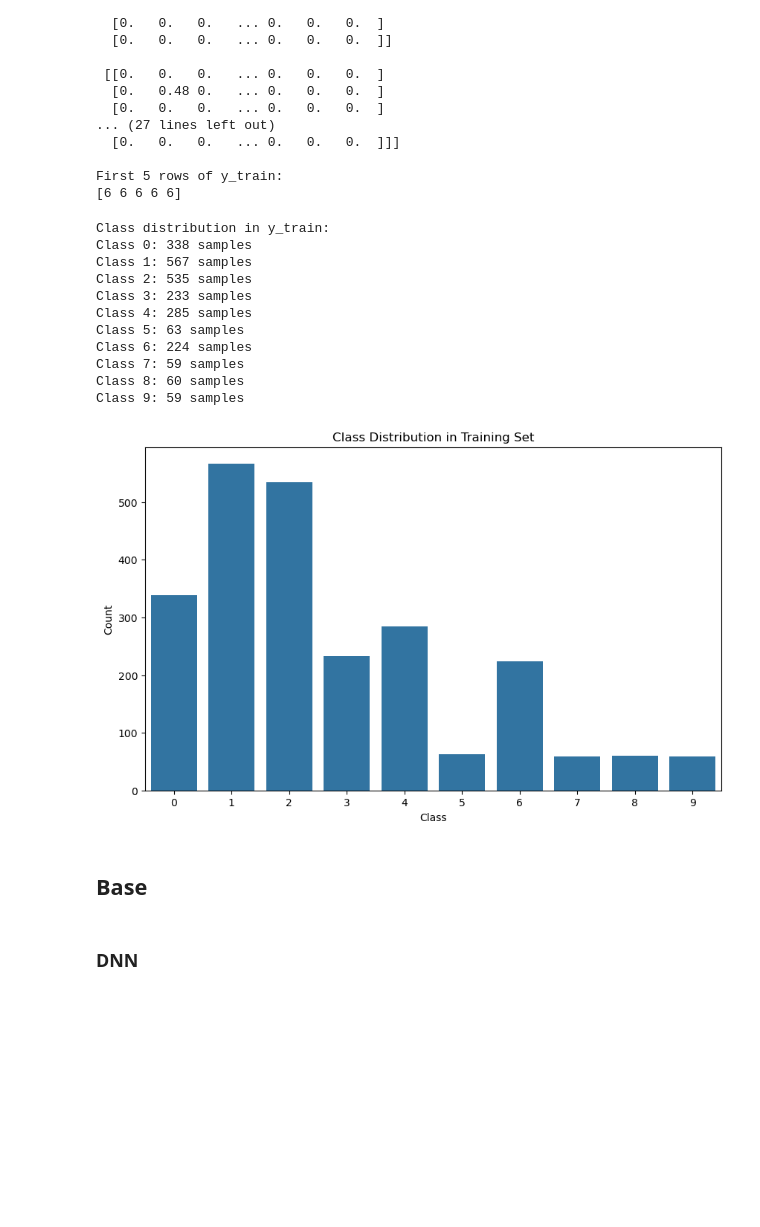
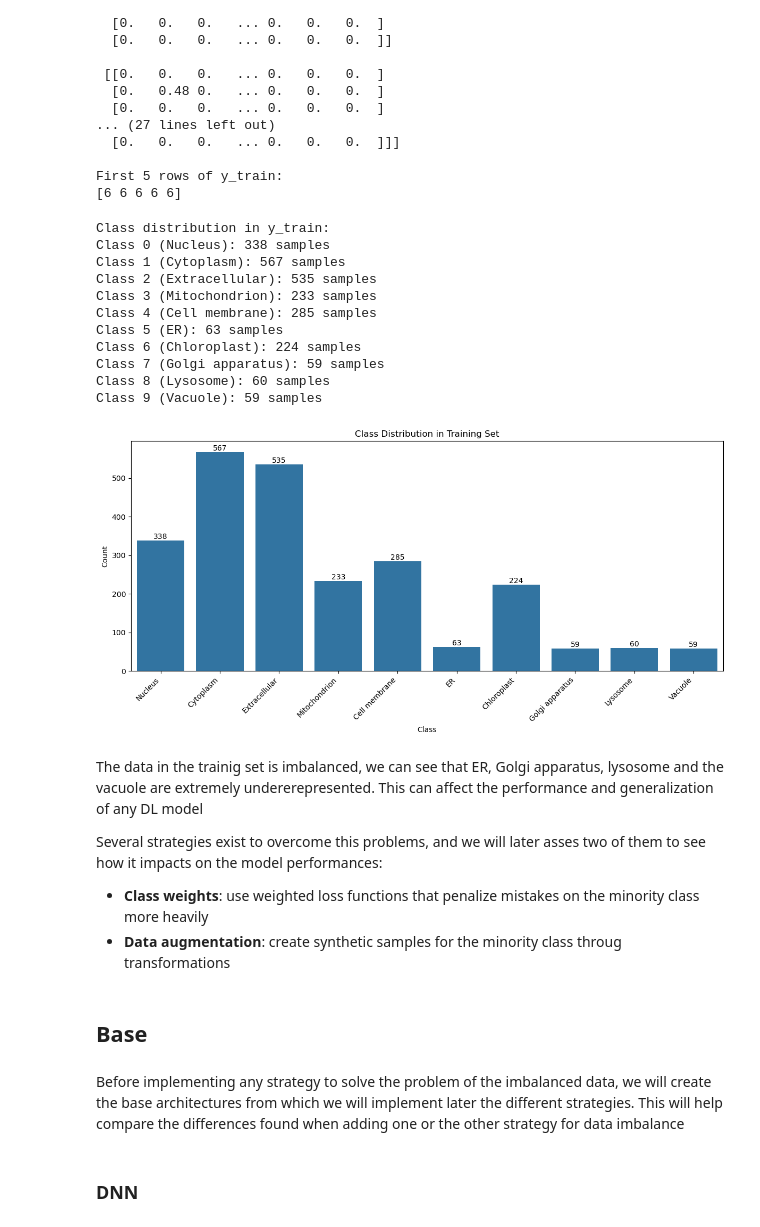
Before and after one commit to jxrgemartinez/subcellular_localisation, a Jupyter notebook: src/subcellular_localisation.ipynb, the cells around one changed output. Saved outputs shown, nothing was run; the diff lists cells and outputs as text; code cells hidden in the pictures; blank space fills up the shorter version.

```diff
--- a/src/subcellular_localisation.ipynb
+++ b/src/subcellular_localisation.ipynb
@@ -101,32 +104,46 @@ First 5 rows of x_train:
 First 5 rows of y_train:
 [6 6 6 6 6]
 # %%
+classes = ['Nucleus','Cytoplasm','Extracellular','Mitochondrion','Cell membrane','ER',
+           'Chloroplast','Golgi apparatus','Lysosome','Vacuole']
+
 # Class Distribution
 unique, counts = np.unique(y_train, return_counts=True)
 print("\nClass distribution in y_train:")
 for u, c in zip(unique, counts):
-    print(f"Class {u}: {c} samples")
+    print(f"Class {u} ({classes[u]}): {c} samples")
 
 # Plot Class Distribution
-plt.figure(figsize=(10, 6))
+plt.figure(figsize=(12, 6))
 sns.countplot(x=y_train)
 plt.title("Class Distribution in Training Set")
 plt.xlabel("Class")
 plt.ylabel("Count")
+plt.xticks(range(len(classes)), classes, rotation=45, ha='right')
+plt.tight_layout()
+for i, count in enumerate(counts):
+    plt.text(i, count, str(count), ha='center', va='bottom')
+
 plt.show()
 # %% [output]
 Class distribution in y_train:
-Class 0: 338 samples
-Class 1: 567 samples
-Class 2: 535 samples
-Class 3: 233 samples
-Class 4: 285 samples
-Class 5: 63 samples
-Class 6: 224 samples
-Class 7: 59 samples
-Class 8: 60 samples
-Class 9: 59 samples
+Class 0 (Nucleus): 338 samples
+Class 1 (Cytoplasm): 567 samples
+Class 2 (Extracellular): 535 samples
+Class 3 (Mitochondrion): 233 samples
+Class 4 (Cell membrane): 285 samples
+Class 5 (ER): 63 samples
+Class 6 (Chloroplast): 224 samples
+Class 7 (Golgi apparatus): 59 samples
+Class 8 (Lysosome): 60 samples
+Class 9 (Vacuole): 59 samples
-[figure, old version]
+[figure, new version]
+# %% [markdown]
+The data in the trainig set is imbalanced, we can see that ER, Golgi apparatus, lysosome and the vacuole are extremely undererepresented. This can affect the performance and generalization of any DL model
+
+Several strategies exist to overcome this problems, and we will later asses two of them to see how it impacts on the model performances:
+* **Class weights**: use weighted loss functions that penalize mistakes on the minority class more heavily
+* **Data augmentation**: create synthetic samples for the minority class throug transformations
 # %%
 # One hot encoding
 num_classes = len(np.unique(y_train))
@@ -135,5 +152,7 @@ y_train = to_categorical(y_train, num_classes)
 y_test = to_categorical(y_test, num_classes)
 # %% [markdown]
 ## Base
+# %% [markdown]
+Before implementing any strategy to solve the problem of the imbalanced data, we will create the base architectures from which we will implement later the different strategies. This will help compare the differences found when adding one or the other strategy for data imbalance
 # %% [markdown]
 ### DNN
```
Also changed, not shown: parts of 27 cells of this notebook, 12 other files.
